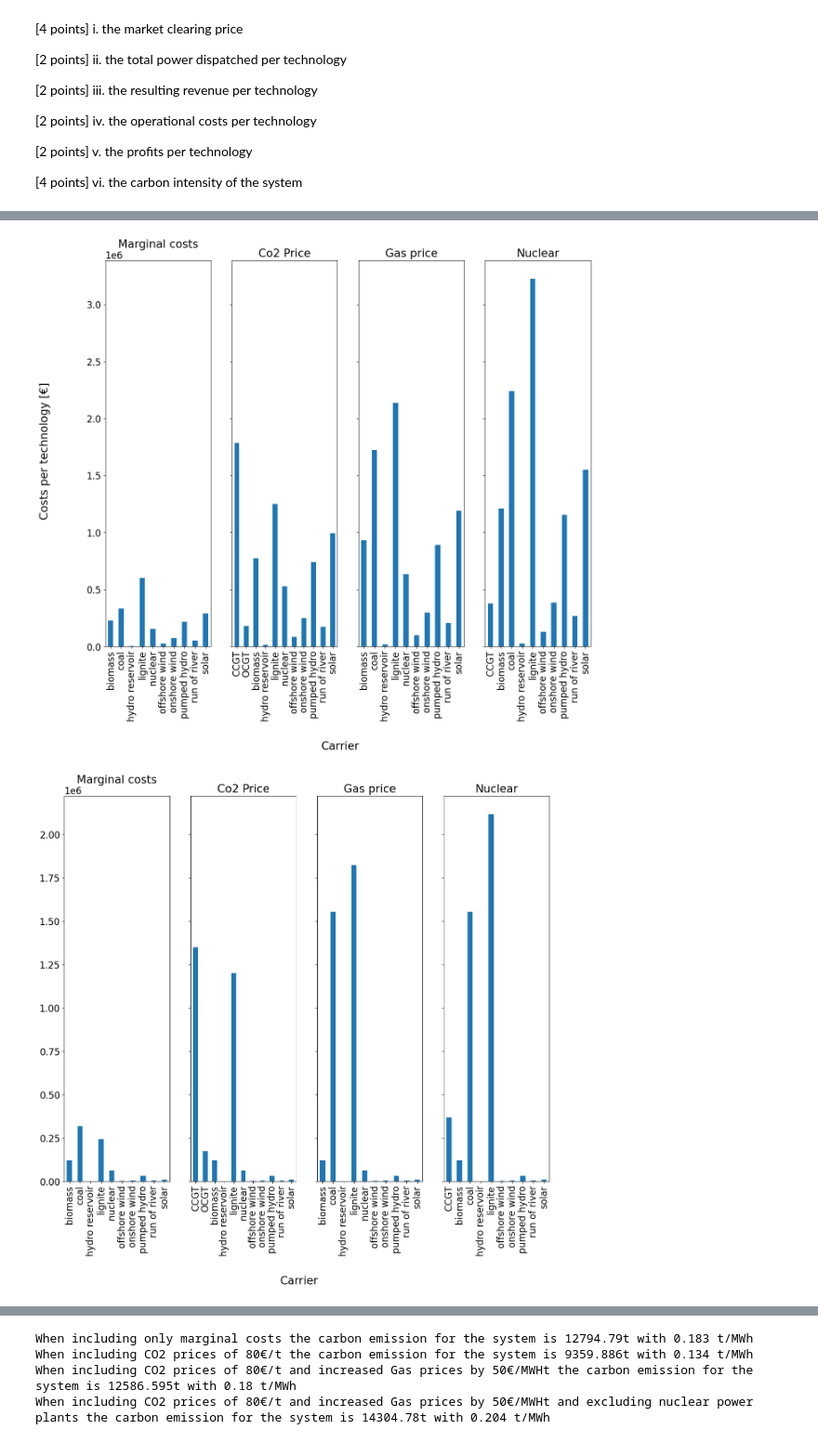
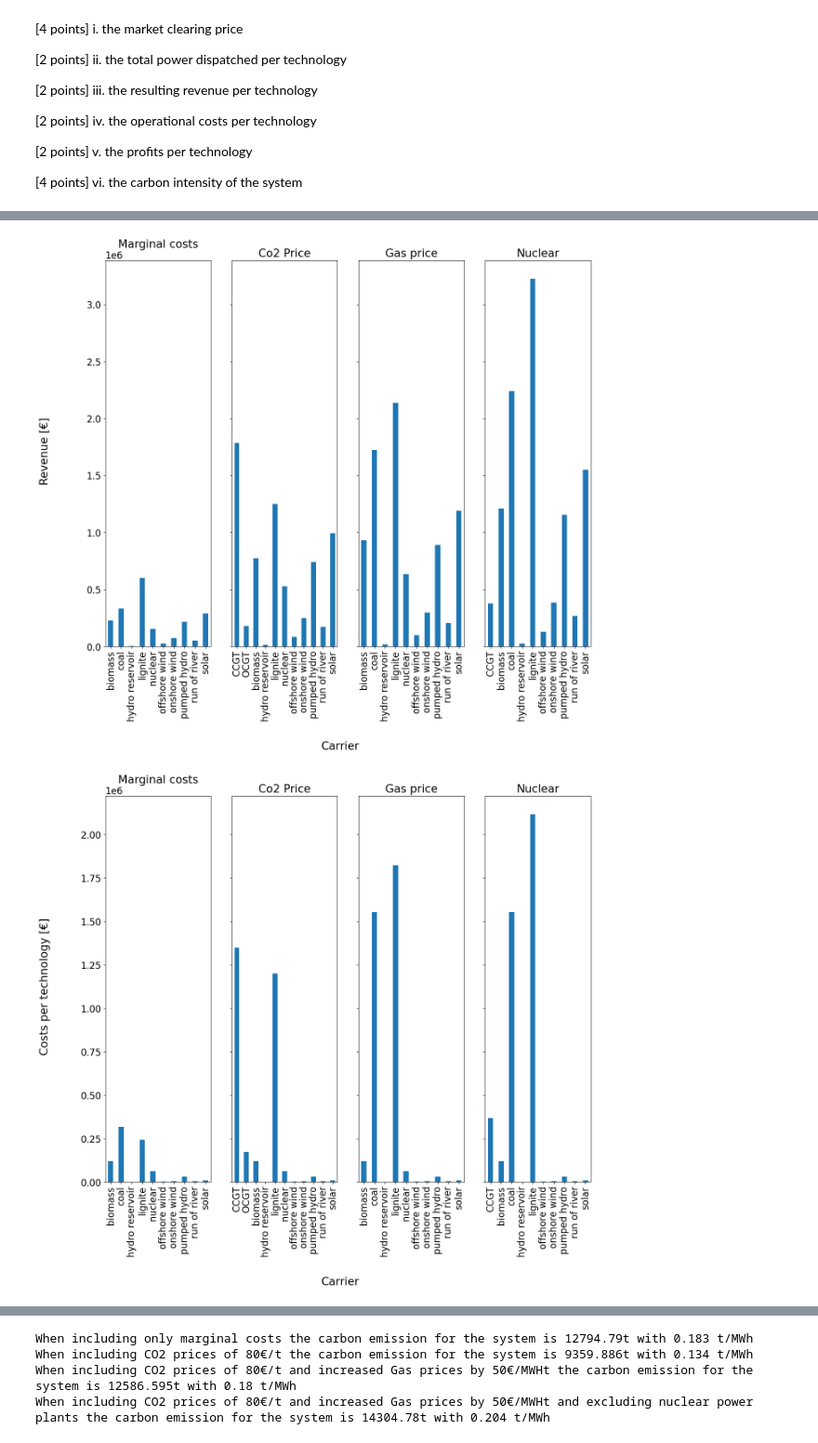
Before and after one commit to FelixMau/datascience_TU, a Jupyter notebook: 003_Asignment_03/Assignment_03_LNG Terminals & Electricity Markets_save.ipynb, the cells around one changed output, grey strips where cells are left out. Shown at 93% size. Saved outputs shown, nothing was run; the diff lists cells and outputs as text; code cells hidden in the pictures.

```diff
--- a/003_Asignment_03/Assignment_03_LNG Terminals & Electricity Markets_save.ipynb
+++ b/003_Asignment_03/Assignment_03_LNG Terminals & Electricity Markets_save.ipynb
@@ -291,7 +291,6 @@ def cut_off(demand, df):
             cut_off_power_plant = index
             #print ("Power plant that sets the electricity price is: ", df.loc[index, "carrier"])
             return cut_off_power_plant
-            break
 
     return print("Error - please provide functional dataframe. Check Cut-off")
 # %%
@@ -452,9 +451,9 @@ df_co2_gas_rest = rest_df(df_co2_gas, demand=demand) #with co2 price and gas pri
 df_nuc_rest = rest_df(df_nuc, demand=demand) #with co2 price, gas price increase and without nuclear power
 
 rest_set = [[df_rest, "marginal_cost", "including only marginal costs", "Marginal costs"],
-            [df_co2_rest, "marginal_co2_costs", "CO2 prices of 80€/t", "Co2 Price"],
-            [df_co2_gas_rest,"marginal_co2_costs_with_gas_increase", "CO2 prices of 80€/t, Gas prices by 50€/MWH", "Gas price"],
-            [df_nuc_rest, "marginal_co2_costs_with_gas_increase", "CO2 prices of 80€/t, Gas prices by 50€/MWHt no nuclear power", "Nuclear"]]
+            [df_co2_rest, "marginal_co2_costs", "including CO2 prices of 80€/t", "Co2 Price"],
+            [df_co2_gas_rest,"marginal_co2_costs_with_gas_increase", "including CO2 prices of 80€/t and increased Gas prices by 50€/MWHt", "Gas price"],
+            [df_nuc_rest, "marginal_co2_costs_with_gas_increase", "including CO2 prices of 80€/t and increased Gas prices by 50€/MWHt and excluding nuclear power plants", "Nuclear"]]
 # i. the market clearing price
 for data in rest_set:
     market_price = data[0].iloc[-1][data[1]]
@@ -467,6 +466,6 @@ The market clearing price is 150.929 €/MWh for CO2 prices of 80€/t, Gas pric
 # %%
 # ii. the total power dispatched per technology
-fig, axs = plt.subplots(nrows=1, ncols=4, figsize=(15, 12), sharey=True)
+fig, axs = plt.subplots(nrows=1, ncols=4, figsize=(15, 12), sharey="all")
 for data, ax in zip(rest_set, axs.ravel()):
     plot_data = pd.DataFrame(columns = ["Total dispatched Energy [MWh]"])
     energy = data[0].groupby(["carrier"]).agg({"Available capacity (MW)":"sum"})
@@ -479,5 +478,5 @@ for data, ax in zip(rest_set, axs.ravel()):
         #print(f"When {data[2]}, the total dispatched energy for technology {i} is {round(energy.loc[i,:].values[0],3)} MWh")
     plot_data.plot.bar(title = data[3],  legend=False, ax = ax)
 fig.supxlabel("Carrier", y = -0.1)
-fig.supylabel("Total power dispatched [MWh] [€]")
+fig.supylabel("Total power dispatched [MWh]")
 # %% [output]
@@ -486,7 +485,7 @@ Text(0.02, 0.5, 'Revenue [€]')
 # %%
 # iii. the resulting revenue per technology
 # Revenue is: market clearing price * dispatched energy (per tech)
-fig, axs = plt.subplots(nrows=1, ncols=4, figsize=(15, 12), sharey=True)
+fig, axs = plt.subplots(nrows=1, ncols=4, figsize=(15, 12), sharey="all")
 for data, ax in zip(rest_set, axs.ravel()):
     plot_data = pd.DataFrame(columns = ["Revenue"])
     market_price = data[0].iloc[-1][data[1]]
@@ -502,30 +501,30 @@ for data, ax in zip(rest_set, axs.ravel()):
     fig.supxlabel("Carrier", y = -0.1)
     fig.supylabel("Revenue [€]")
 # %% [output]
-[figure, old version]
+[figure, new version]
 # %%
 #iv. the operational costs per technology
 # operational cost is: marginal cost (per tech) * dispatched energy (per tech)
-fig, axs = plt.subplots(nrows=1, ncols=4, figsize=(15, 12), sharey=True)
+fig, axs = plt.subplots(nrows=1, ncols=4, figsize=(15, 12), sharey="all")
 for data, ax in zip(rest_set, axs.ravel()):
     plot_data = pd.DataFrame(columns=["costs"])
     market_price = data[0].iloc[-1][data[1]]
     energy = data[0].groupby(["carrier"]).agg({"Available capacity (MW)":"sum"})
     costs = data[0].groupby(["carrier"]).agg({data[1]:"mean"})
     last_carrier = data[0].iloc[-1]["carrier"]
     last_energy = data[0].iloc[-1]["Cumulative capacity (MW)"]-demand
     energy.loc[last_carrier,:] = energy.loc[last_carrier,:]-last_energy
     for i in energy.index:
         plot_data.loc[i, "costs"] = energy.loc[i,:].values[0]*costs.loc[i, :].values[0]
         # please uncomment line below if additional scalar values are wanted!
         #print(f"When {data[2]}, the operational cost for technology {i} is {round(energy.loc[i,:].values[0]*costs.loc[i, :].values[0],3)}€")
     plot_data.plot.bar(title = data[3],  legend=False, ax = ax)
     fig.supxlabel("Carrier", y = -0.1)
-    fig.supylabel("Costs per technology [€]")
+    fig.supylabel("Operational costs per technology [€]")
 
 plt.show()
 # %% [output]
-[figure, old version]
+[figure, new version]
 # %%
 #v. the profits per technology
 # Profit is: revenue(per tech)-cost(per tech)
```
Also changed, not shown: parts of 17 cells of this notebook.
